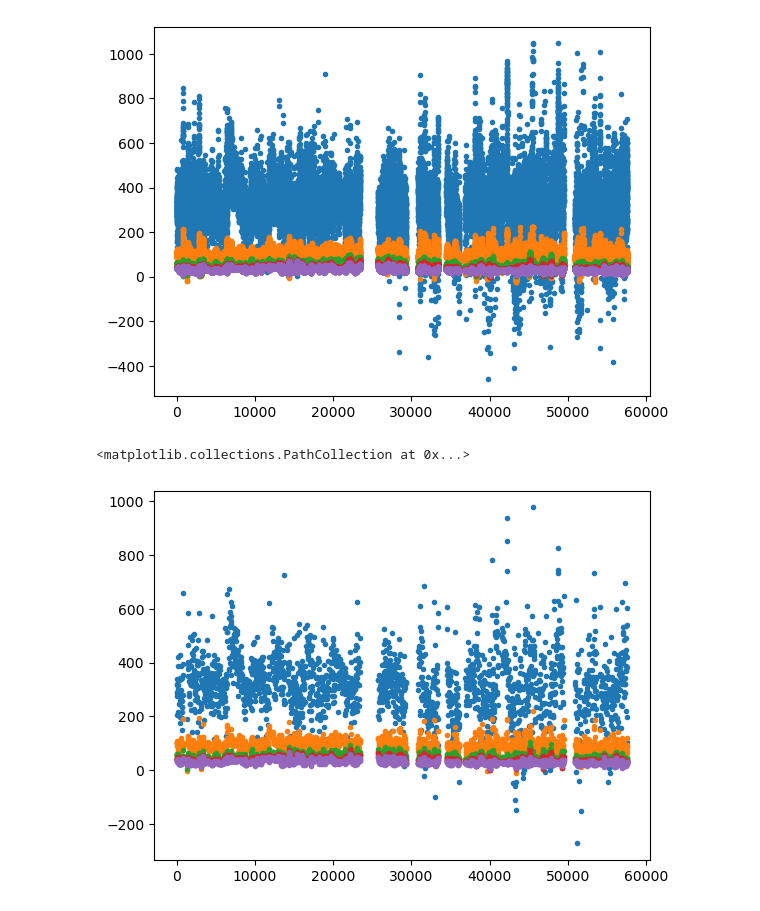
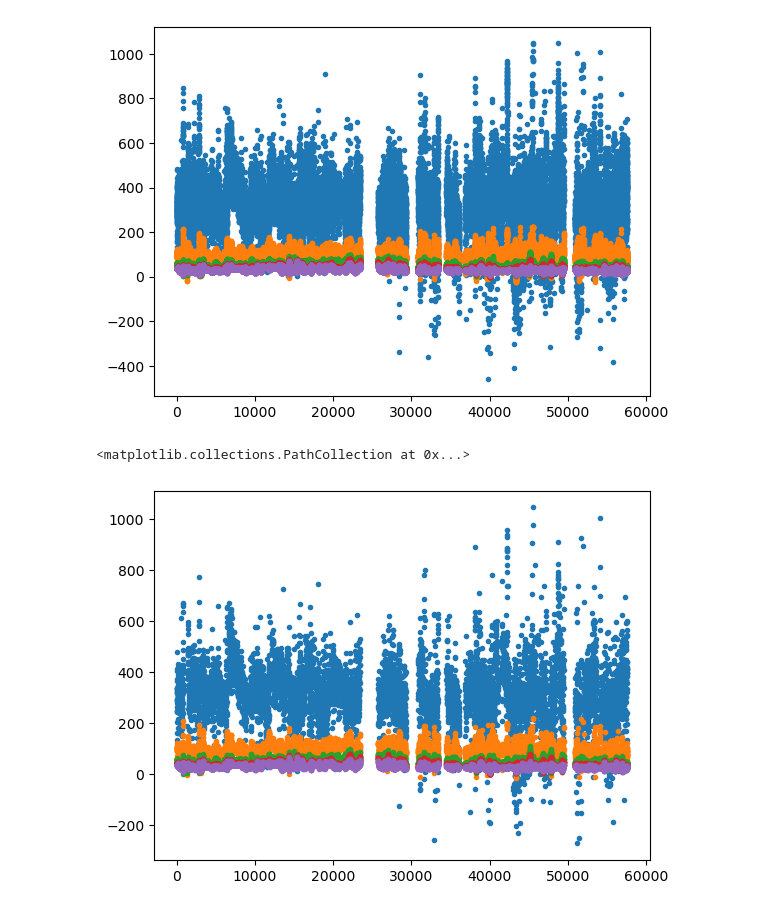
Before and after one commit to NathanSedmak/FDEM_Project_FC_2025, a Jupyter notebook: code/data-pruning.ipynb, the cells around one changed output. Saved outputs shown, nothing was run; the diff lists cells and outputs as text; code cells hidden in the pictures.

```diff
--- a/code/data-pruning.ipynb
+++ b/code/data-pruning.ipynb
@@ -230,22 +230,22 @@ plt.scatter(df['Unnamed: 0'], df['HCP1.6f63030h0.15'], marker=".")
 # %%
 df_skipped = []
 count = 0
 for i, row in df.iterrows():
-    if count%20 == 0:
+    if count%5 == 0:
         df_skipped.append(row)
     count+=1
 
 df_skipped = pd.DataFrame(df_skipped)
 
 plt.plot()
 plt.scatter(df_skipped['Unnamed: 0'], df_skipped['ssssssssssssHCP1.6f450h0.15'], marker=".")
 plt.scatter(df_skipped['Unnamed: 0'], df_skipped['HCP1.6f1530h0.15'], marker=".")
 plt.scatter(df_skipped['Unnamed: 0'], df_skipped['HCP1.6f5310h0.15'], marker=".")
 plt.scatter(df_skipped['Unnamed: 0'], df_skipped['HCP1.6f18330h0.15'], marker=".")
 plt.scatter(df_skipped['Unnamed: 0'], df_skipped['HCP1.6f63030h0.15'], marker=".")
 # %% [output]
 <matplotlib.collections.PathCollection at 0x...>
-[figure, old version]
+[figure, new version]
 # %%
 plt.scatter(df_skipped['x'], df_skipped['y'], marker = '.')
 # %% [output]
```
Also changed, not shown: parts of 1 cell of this notebook, 4 other files.
